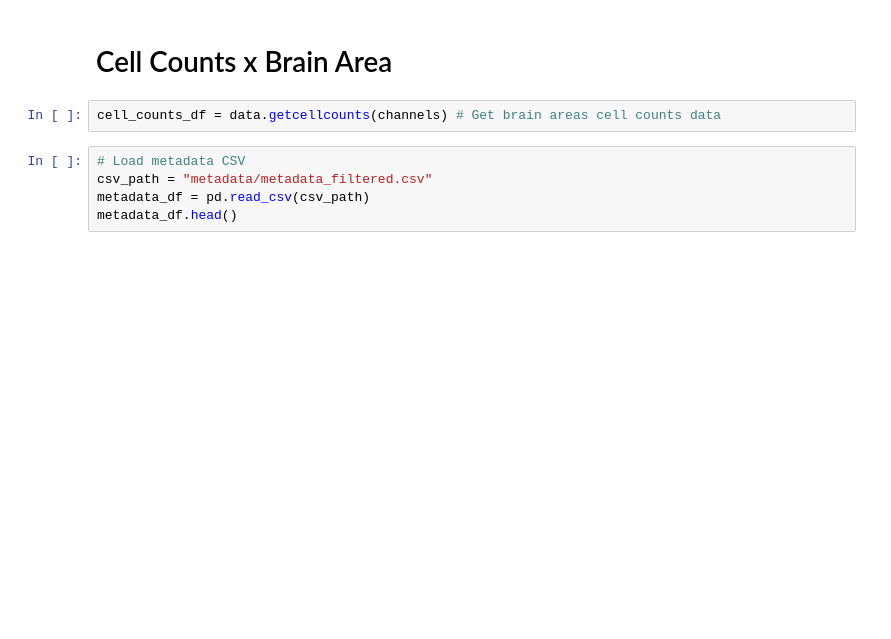
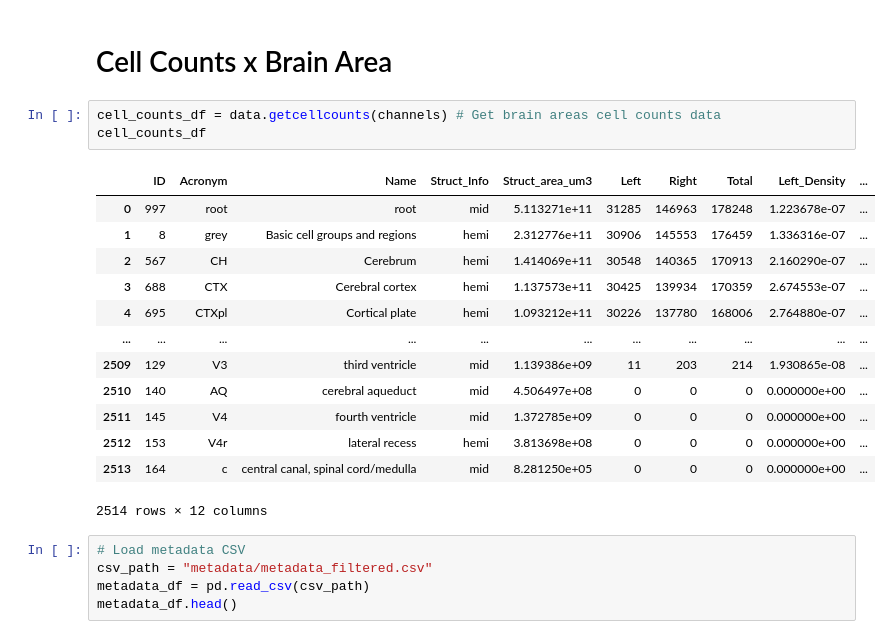
Before and after one commit to leesuyee/mesoscale-connectivity-tutorial, a Jupyter notebook: mesoscale_connectivity_coding_activity.ipynb, the cells around one changed output. Drawn from its saved outputs; the diff is of its cells as text; blank space fills up the shorter version.

```diff
--- a/mesoscale_connectivity_coding_activity.ipynb
+++ b/mesoscale_connectivity_coding_activity.ipynb
@@ -339,6 +340,21 @@ ccf_df
 # Cell Counts x Brain Area
 # %%
 cell_counts_df = data.getcellcounts(channels) # Get brain areas cell counts data
+cell_counts_df
+# %% [output]
+|  | ID | Acronym | Name | Struct_Info | Struct_area_um3 | Left | Right | Total | Left_Density | ... |
+| 0 | 997 | root | root | mid | 5.113271e+11 | 31285 | 146963 | 178248 | 1.223678e-07 | ... |
+| 1 | 8 | grey | Basic cell groups and regions | hemi | 2.312776e+11 | 30906 | 145553 | 176459 | 1.336316e-07 | ... |
+| 2 | 567 | CH | Cerebrum | hemi | 1.414069e+11 | 30548 | 140365 | 170913 | 2.160290e-07 | ... |
+| 3 | 688 | CTX | Cerebral cortex | hemi | 1.137573e+11 | 30425 | 139934 | 170359 | 2.674553e-07 | ... |
+| 4 | 695 | CTXpl | Cortical plate | hemi | 1.093212e+11 | 30226 | 137780 | 168006 | 2.764880e-07 | ... |
+| ... | ... | ... | ... | ... | ... | ... | ... | ... | ... | ... |
+| 2509 | 129 | V3 | third ventricle | mid | 1.139386e+09 | 11 | 203 | 214 | 1.930865e-08 | ... |
+| 2510 | 140 | AQ | cerebral aqueduct | mid | 4.506497e+08 | 0 | 0 | 0 | 0.000000e+00 | ... |
+| 2511 | 145 | V4 | fourth ventricle | mid | 1.372785e+09 | 0 | 0 | 0 | 0.000000e+00 | ... |
+| 2512 | 153 | V4r | lateral recess | hemi | 3.813698e+08 | 0 | 0 | 0 | 0.000000e+00 | ... |
+| 2513 | 164 | c | central canal, spinal cord/medulla | mid | 8.281250e+05 | 0 | 0 | 0 | 0.000000e+00 | ... |
+2514 rows × 12 columns
 # %%
 # Load metadata CSV
 csv_path = "metadata/metadata_filtered.csv"
```
Also changed, not shown: parts of 6 cells of this notebook.
